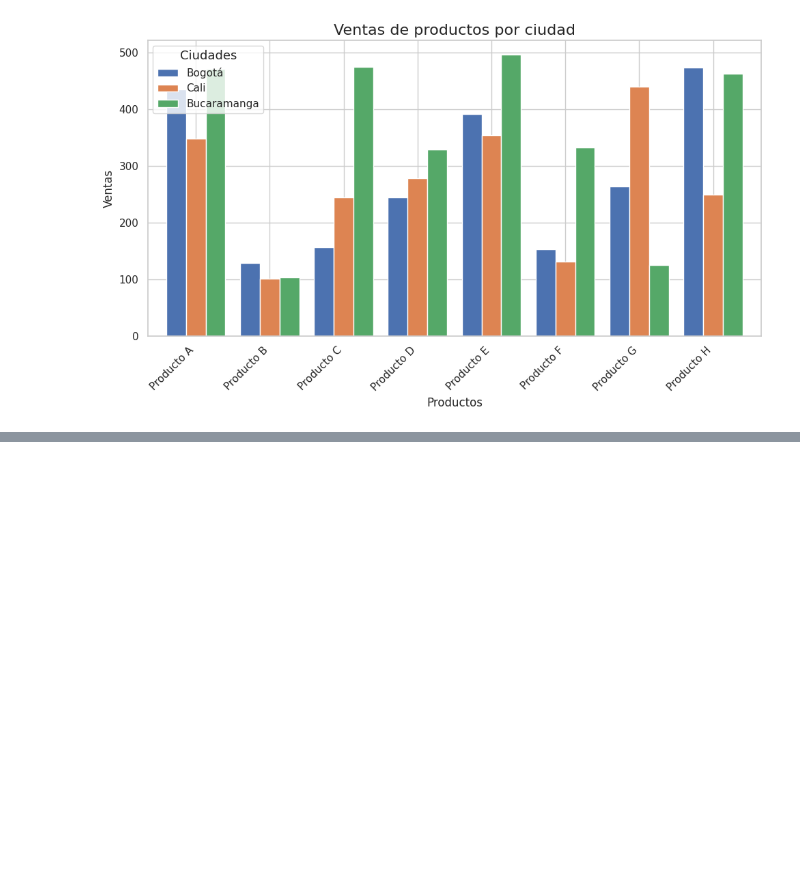
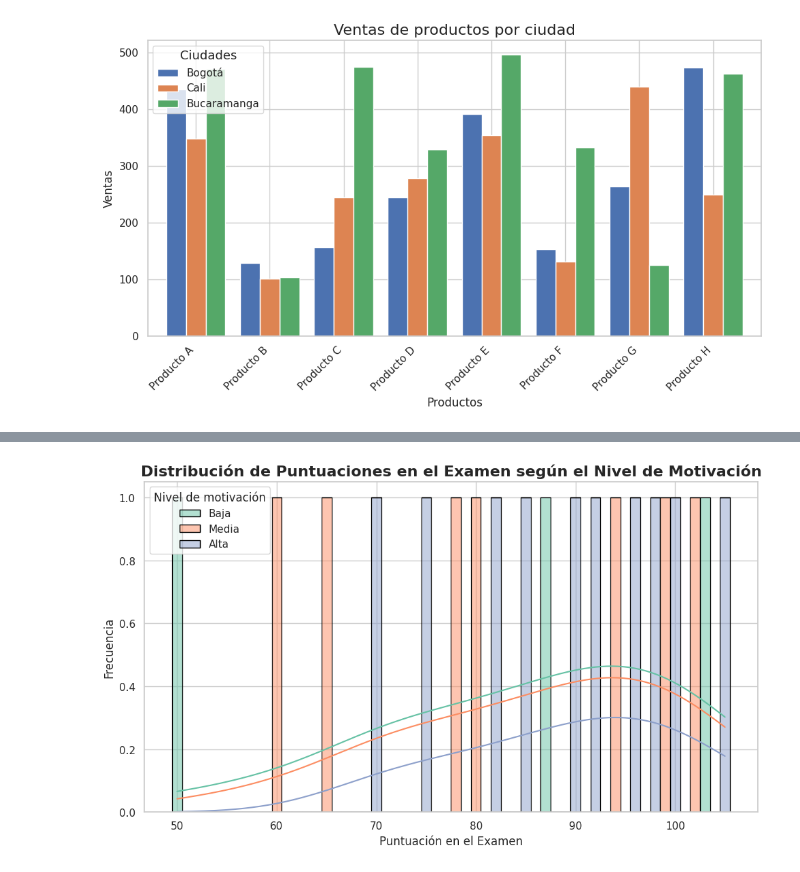
Before and after one commit to Alejohenao-8/python, a Jupyter notebook: funciones_y_bibliotecas_Matplotlib_y_Seaborn.ipynb, the cells around one changed output, grey strips where cells are left out. Saved outputs shown, nothing was run; the diff lists cells and outputs as text; code cells hidden in the pictures; blank space fills up the shorter version.

```diff
--- a/funciones_y_bibliotecas_Matplotlib_y_Seaborn.ipynb
+++ b/funciones_y_bibliotecas_Matplotlib_y_Seaborn.ipynb
@@ -89,0 +137,39 @@ plt.show()
+# %%
+#Realizar un gráfico personalizado (aplicar un estilo atractivo) para visualizar la
+#distribución de las puntuaciones en un examen según el nivel de motivación de los
+#estudiantes, utilizando histogramas separados para baja, media y alta motivación.
+
+import matplotlib.pyplot as plt
+import seaborn as sns
+import pandas as pd
+
+# Crear un DataFrame con los datos de ejemplo
+data = {
+    'Puntuación': [50, 60, 65, 70, 75, 78, 80, 82, 85, 87,
+                   90, 92, 94, 96, 98, 99, 100, 102, 103, 105],
+    'Nivel de motivación': ['Baja', 'Media', 'Media', 'Alta', 'Alta', 'Media', 'Media', 'Alta', 'Alta', 'Baja',
+                             'Alta', 'Alta', 'Media', 'Alta', 'Alta', 'Media', 'Alta', 'Media', 'Baja', 'Alta']
+}
+
+df = pd.DataFrame(data)
+
+# Configuración del gráfico
+sns.set(style="whitegrid")  # Establecer estilo atractivo
+plt.figure(figsize=(10, 6))  # Ajustar tamaño del gráfico
+
+# Crear el gráfico de histogramas
+sns.histplot(data=df, x="Puntuación", hue="Nivel de motivación",
+             bins=10, kde=True, multiple="stack",
+             palette="Set2", edgecolor="black",
+             discrete=True)
+
+# Añadir etiquetas y título
+plt.title('Distribución de Puntuaciones en el Examen según el Nivel de Motivación', fontsize=16, fontweight='bold')
+plt.xlabel('Puntuación en el Examen', fontsize=12)
+plt.ylabel('Frecuencia', fontsize=12)
+
+# Mostrar el gráfico
+plt.tight_layout()  # Ajustar márgenes para mejor presentación
+plt.show()
+# %% [output]
+[figure, added]
```
Also changed, not shown: parts of 6 cells of this notebook.
